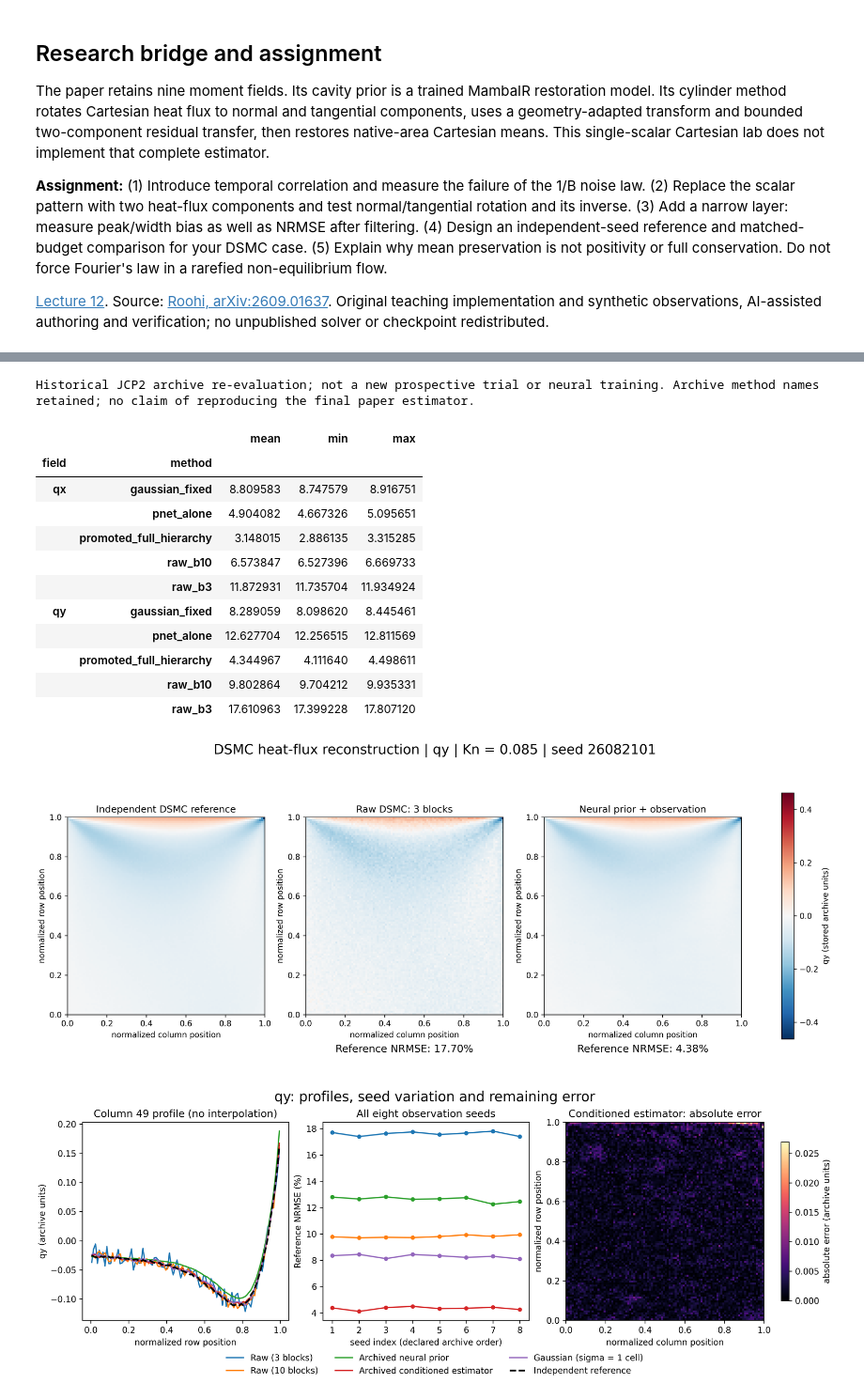
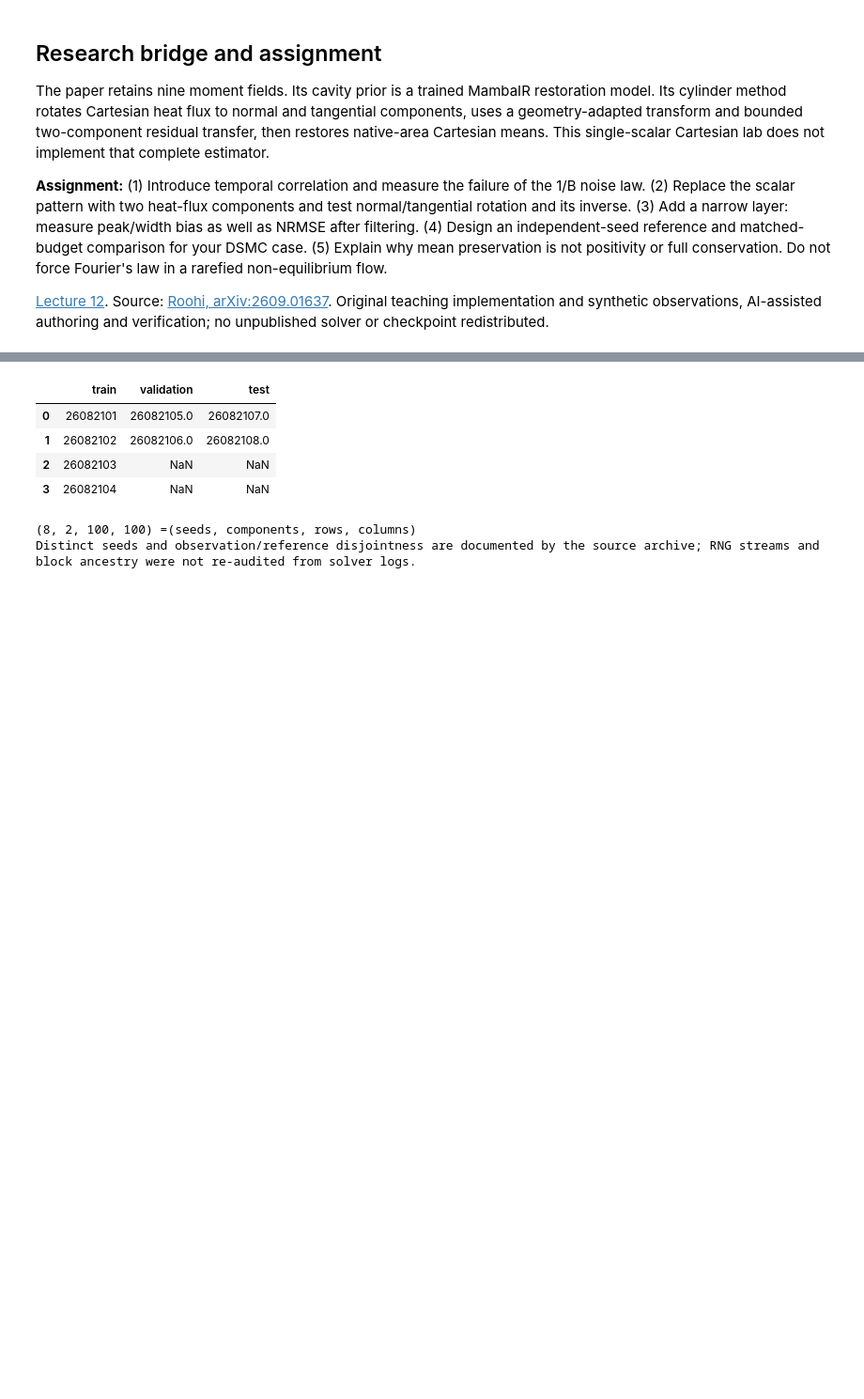
Before and after one commit to Ehsan-Roohi/FlowMLLab, a Jupyter notebook: notebooks/week12/W12_DSMC_Moment_Reconstruction.ipynb, the cells around one changed output, grey strips where cells are left out. Shown at 94% size. Drawn from its saved outputs; the diff is of its cells as text; code cells hidden in the pictures; blank space fills up the shorter version.

```diff
--- a/notebooks/week12/W12_DSMC_Moment_Reconstruction.ipynb
+++ b/notebooks/week12/W12_DSMC_Moment_Reconstruction.ipynb
@@ -268,39 +279,23 @@ are direct relative L2 errors, not reference-noise-deconvolved scores.
 # %%
-import json, hashlib
-evidence = ROOT / 'results' / 'week12_research'
-manifest = json.loads((evidence / 'research_manifest.json').read_text())
-print(manifest['scope'])
-
-for filename, sha in manifest['files'].items():
-    assert hashlib.sha256((evidence / filename).read_bytes()).hexdigest() == sha
-real_metrics = pd.read_csv(evidence / 'metrics.csv')
-display(100*real_metrics.groupby(['field','method'])['reference_nrmse'].agg(['mean','min','max']))
-with np.load(evidence / 'first_seed_fields.npz', allow_pickle=False) as arrays:
-    for field in ['qx','qy']:
-        reference = arrays[field+'_reference'].astype(float)
-        for method in real_metrics.method.unique():
-            value = arrays[field+'_'+method].astype(float)
-            error = np.linalg.norm(value-reference)/np.linalg.norm(reference)
-            saved = real_metrics[(real_metrics.field==field) & (real_metrics.method==method)
-                                 & (real_metrics.seed==manifest['illustrated_seed'])].iloc[0]
-            np.testing.assert_allclose(error, saved.reference_nrmse, rtol=1e-7)
-from IPython.display import Image
-display(Image(filename=str(evidence / 'cavity_qy_hero.png'), width=1200))
-display(Image(filename=str(evidence / 'cavity_qy_audit.png'), width=1200))
+import hashlib, json, time
+import flowmllab.noise2noise as nn
+data_dir = ROOT / 'data/week12_noise2noise'
+n2n_manifest = json.loads((data_dir/'manifest.json').read_text())
+for name, expected in n2n_manifest['files'].items():
+    assert hashlib.sha256((data_dir/name).read_bytes()).hexdigest() == expected
+with np.load(data_dir/'observations.npz', allow_pickle=False) as data_file:
+    real_seeds = data_file['seeds'].copy()
+    real_observations = data_file['raw3'].astype(np.float64)
+groups = nn.split_indices(real_seeds, n2n_manifest['split'])
+display(pd.DataFrame({name: pd.Series(real_seeds[ids]) for name,ids in groups.items()}))
+print(real_observations.shape, '=(seeds, components, rows, columns)')
+print(n2n_manifest['independence'])
 # %% [output]
+|  | train | validation | test |
+| 0 | 26082101 | 26082105.0 | 26082107.0 |
+| 1 | 26082102 | 26082106.0 | 26082108.0 |
+| 2 | 26082103 | NaN | NaN |
+| 3 | 26082104 | NaN | NaN |
-Historical JCP2 archive re-evaluation; not a new prospective trial or neural training. Archive method names retained; no claim of reproducing the final paper estimator.
+(8, 2, 100, 100) =(seeds, components, rows, columns)
+Distinct seeds and observation/reference disjointness are documented by the source archive; RNG streams and block ancestry were not re-audited from solver logs.
-|  |  | mean | min | max |
-| field | method |  |  |  |
-| qx | gaussian_fixed | 8.809583 | 8.747579 | 8.916751 |
-|  | pnet_alone | 4.904082 | 4.667326 | 5.095651 |
-|  | promoted_full_hierarchy | 3.148015 | 2.886135 | 3.315285 |
-|  | raw_b10 | 6.573847 | 6.527396 | 6.669733 |
-|  | raw_b3 | 11.872931 | 11.735704 | 11.934924 |
-| qy | gaussian_fixed | 8.289059 | 8.098620 | 8.445461 |
-|  | pnet_alone | 12.627704 | 12.256515 | 12.811569 |
-|  | promoted_full_hierarchy | 4.344967 | 4.111640 | 4.498611 |
-|  | raw_b10 | 9.802864 | 9.704212 | 9.935331 |
-|  | raw_b3 | 17.610963 | 17.399228 | 17.807120 |
-[figure, removed]
-[figure, removed]
 # %% [markdown]
```
Also changed, not shown: parts of 12 cells of this notebook, 26 other files.
